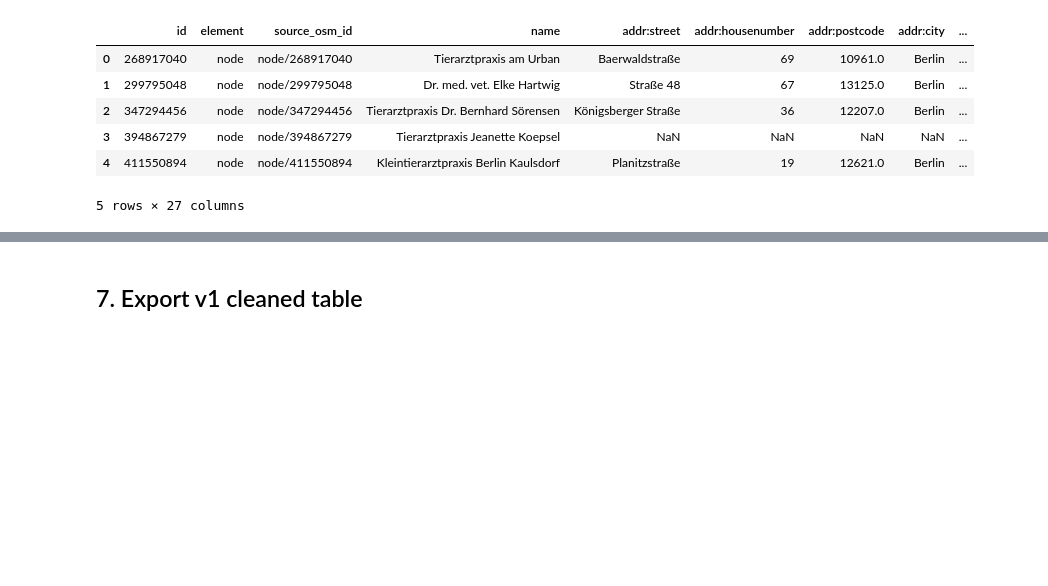
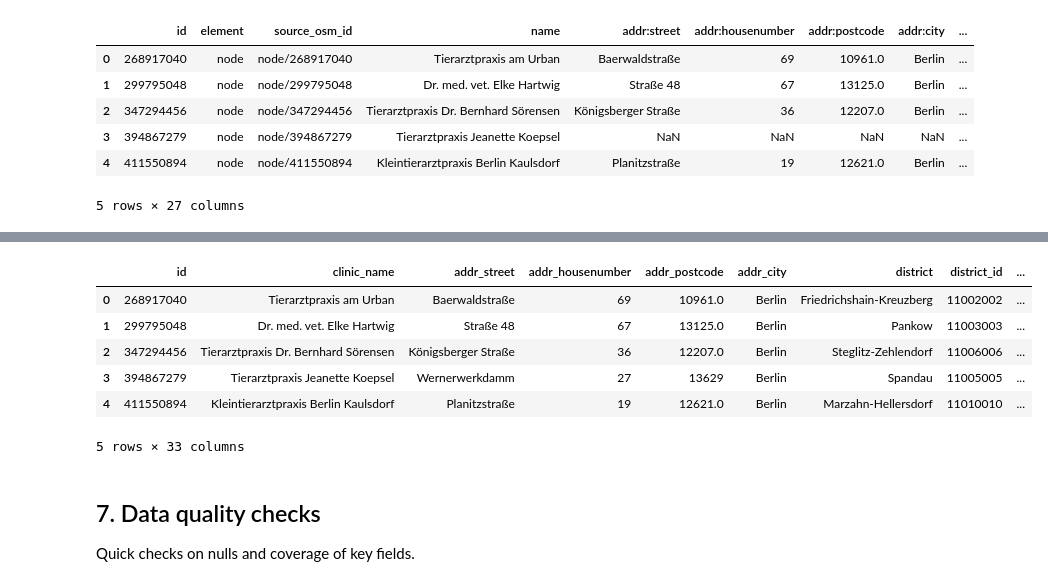
Before and after one commit to Nigar1209/berlin-poi-osm-pipeline, a Jupyter notebook: veterinary_clinics/02_vet_clinics_cleaning_and_normalization.ipynb, the cells around one changed output, grey strips where cells are left out. Saved outputs shown, nothing was run; the diff lists cells and outputs as text; code cells hidden in the pictures; blank space fills up the shorter version.

Commit message:
Finalize vet clinics pipeline: consistent OSM id handling, mapping fixes, reduced export schema, and clean outputs

```diff
--- a/veterinary_clinics/02_vet_clinics_cleaning_and_normalization.ipynb
+++ b/veterinary_clinics/02_vet_clinics_cleaning_and_normalization.ipynb
@@ -19,9 +19,11 @@ import os
 
 ROOT = Path.cwd()
 if (ROOT / "veterinary_clinics" / "sources").exists():
+    # If we are at repo root, move into veterinary_clinics
     os.chdir(ROOT / "veterinary_clinics")
     print("Changed CWD to:", Path.cwd())
 else:
+    # If the notebook is already inside veterinary_clinics, keep as is
     print("Current CWD:", ROOT)
     print("Assuming this notebook already runs inside `veterinary_clinics`.")
 
@@ -29,7 +31,16 @@ import pandas as pd
 import numpy as np
 
 V0_PATH = Path("cache/vets_osm_berlin_with_lor_latest_v0.csv")
-df = pd.read_csv(V0_PATH)
+
+# IMPORTANT: keep IDs as strings so we do not lose leading zeros
+df = pd.read_csv(
+    V0_PATH,
+    dtype={
+        "district_id": "string",
+        "neighborhood_id": "string",
+        "lor_id": "string",
+    },
+)
 
 print("v0 shape:", df.shape)
 df.head()
@@ -452,2 +394,46 @@ Name: count, dtype: int64
+# %%
+cols_to_null_empty = [
+    "clinic_name",
+    "addr_street",
+    "addr_housenumber",
+    "addr_postcode",
+    "addr_city",
+    "full_address",
+    "address",
+    "district",
+    "district_id",
+    "neighborhood",
+    "neighborhood_id",
+    "lor_id",
+    "services_offered",
+    "operating_hours",
+    "operating_days",
+    "phone_main",
+    "email_main",
+    "website_main",
+    "contact_info",
+    "accessibility_features",
+    "data_source",
+]
+
+for col in cols_to_null_empty:
+    if col in df_clean.columns:
+        df_clean[col] = (
+            df_clean[col]
+            .astype("string")
+            .replace(r"^\s*$", pd.NA, regex=True)
+        )
+
+df_clean.head()
+# %% [output]
+|  | id | clinic_name | addr_street | addr_housenumber | addr_postcode | addr_city | district | district_id | ... |
+| 0 | 268917040 | Tierarztpraxis am Urban | Baerwaldstraße | 69 | 10961.0 | Berlin | Friedrichshain-Kreuzberg | 11002002 | ... |
+| 1 | 299795048 | Dr. med. vet. Elke Hartwig | Straße 48 | 67 | 13125.0 | Berlin | Pankow | 11003003 | ... |
+| 2 | 347294456 | Tierarztpraxis Dr. Bernhard Sörensen | Königsberger Straße | 36 | 12207.0 | Berlin | Steglitz-Zehlendorf | 11006006 | ... |
+| 3 | 394867279 | Tierarztpraxis Jeanette Koepsel | Wernerwerkdamm | 27 | 13629 | Berlin | Spandau | 11005005 | ... |
+| 4 | 411550894 | Kleintierarztpraxis Berlin Kaulsdorf | Planitzstraße | 19 | 12621.0 | Berlin | Marzahn-Hellersdorf | 11010010 | ... |
+5 rows × 33 columns
 # %% [markdown]
-## 7. Export v1 cleaned table
+## 7. Data quality checks
+
+Quick checks on nulls and coverage of key fields.
```
Also changed, not shown: parts of 21 cells of this notebook, 4 other files.
